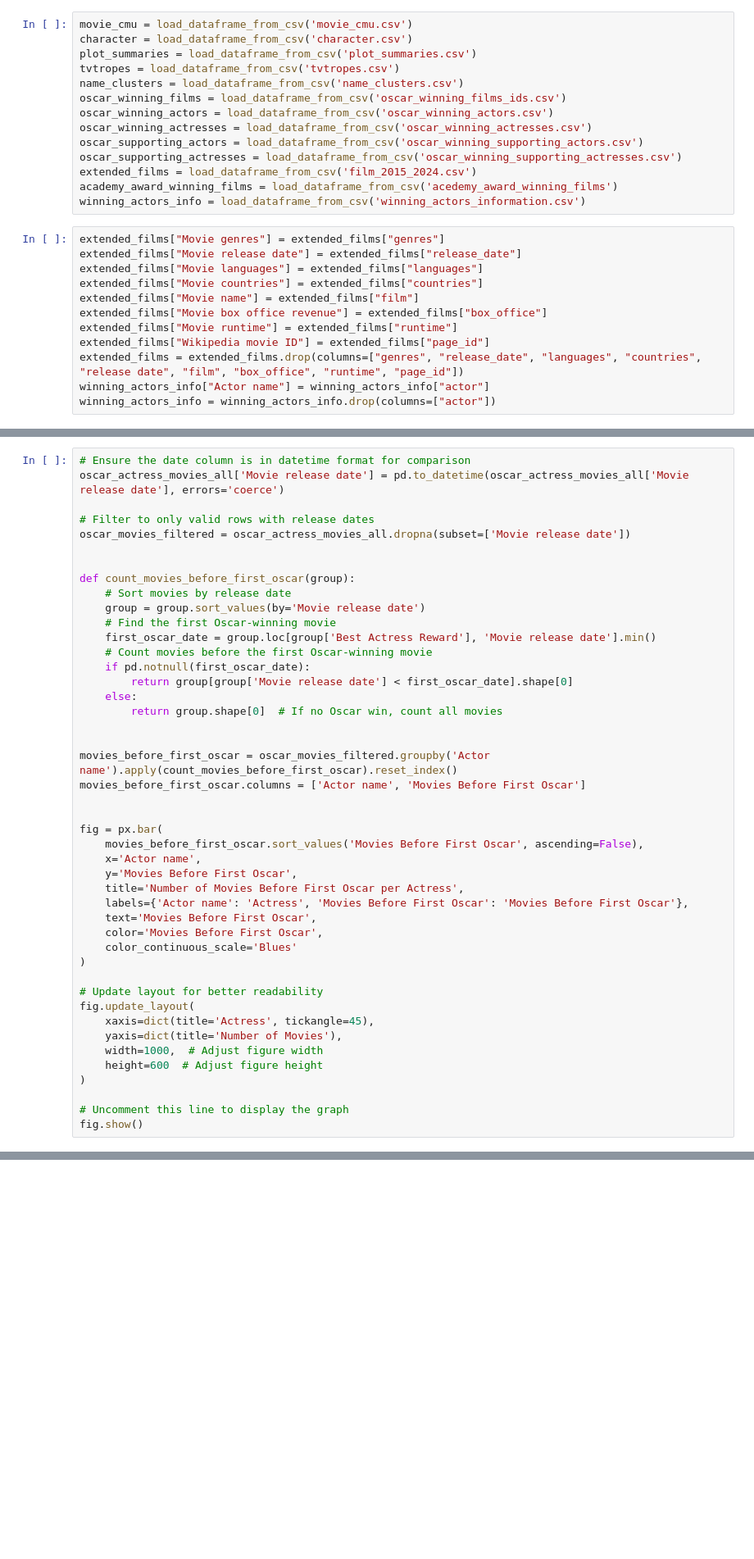
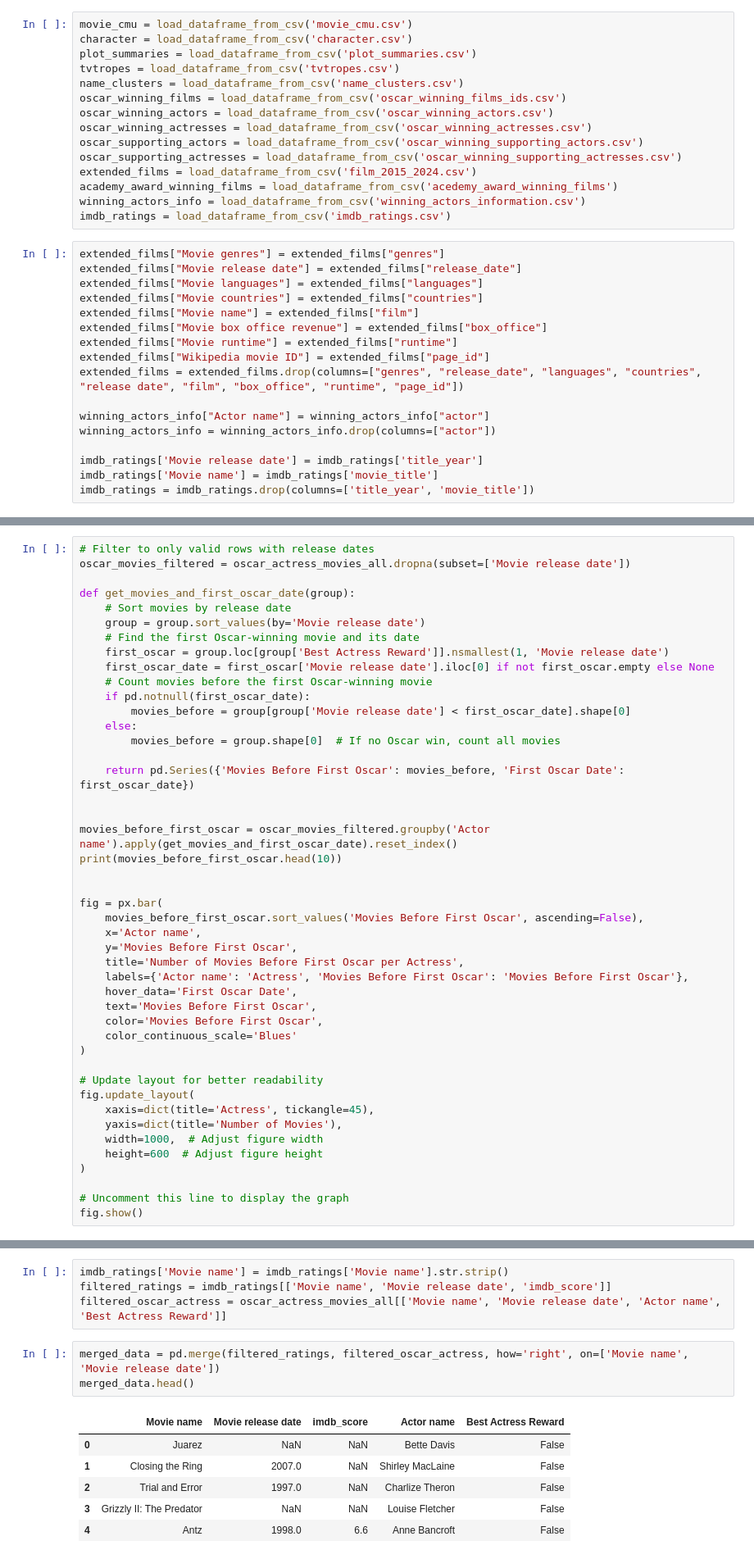
Before and after one commit to epfl-ada/ada-2024-project-5ds, a Jupyter notebook: actress.ipynb, the cells around one changed output, grey strips where cells are left out. Shown at 82% size. Cells and saved outputs as stored; diff of their text form; blank space fills up the shorter version.

Commit message:
imdb scores figure

```diff
--- a/actress.ipynb
+++ b/actress.ipynb
@@ -29,6 +31,7 @@ oscar_supporting_actresses = load_dataframe_from_csv('oscar_winning_supporting_a
 extended_films = load_dataframe_from_csv('film_2015_2024.csv')
 academy_award_winning_films = load_dataframe_from_csv('acedemy_award_winning_films')
 winning_actors_info = load_dataframe_from_csv('winning_actors_information.csv')
+imdb_ratings = load_dataframe_from_csv('imdb_ratings.csv')
 # %%
 extended_films["Movie genres"] = extended_films["genres"]
 extended_films["Movie release date"] = extended_films["release_date"]
@@ -39,8 +42,13 @@ extended_films["Movie box office revenue"] = extended_films["box_office"]
 extended_films["Movie runtime"] = extended_films["runtime"]
 extended_films["Wikipedia movie ID"] = extended_films["page_id"]
 extended_films = extended_films.drop(columns=["genres", "release_date", "languages", "countries", "release date", "film", "box_office", "runtime", "page_id"])
+
 winning_actors_info["Actor name"] = winning_actors_info["actor"]
 winning_actors_info = winning_actors_info.drop(columns=["actor"])
+
+imdb_ratings['Movie release date'] = imdb_ratings['title_year']
+imdb_ratings['Movie name'] = imdb_ratings['movie_title']
+imdb_ratings = imdb_ratings.drop(columns=['title_year', 'movie_title'])
 # %%
 oscar_actress_movies_cmu  = pd.merge(oscar_winning_actresses, movie_cmu, left_on='film_id', right_on='Wikipedia movie ID')
 oscar_actress_movies_cmu.drop(columns=['film_id'], inplace=True)
@@ -414,27 +422,26 @@ fig.update_layout(
 
 fig.show()
 # %%
-# Ensure the date column is in datetime format for comparison
-oscar_actress_movies_all['Movie release date'] = pd.to_datetime(oscar_actress_movies_all['Movie release date'], errors='coerce')
-
 # Filter to only valid rows with release dates
 oscar_movies_filtered = oscar_actress_movies_all.dropna(subset=['Movie release date'])
 
-
-def count_movies_before_first_oscar(group):
+def get_movies_and_first_oscar_date(group):
     # Sort movies by release date
     group = group.sort_values(by='Movie release date')
-    # Find the first Oscar-winning movie
-    first_oscar_date = group.loc[group['Best Actress Reward'], 'Movie release date'].min()
+    # Find the first Oscar-winning movie and its date
+    first_oscar = group.loc[group['Best Actress Reward']].nsmallest(1, 'Movie release date')
+    first_oscar_date = first_oscar['Movie release date'].iloc[0] if not first_oscar.empty else None
     # Count movies before the first Oscar-winning movie
     if pd.notnull(first_oscar_date):
-        return group[group['Movie release date'] < first_oscar_date].shape[0]
+        movies_before = group[group['Movie release date'] < first_oscar_date].shape[0]
     else:
-        return group.shape[0]  # If no Oscar win, count all movies
+        movies_before = group.shape[0]  # If no Oscar win, count all movies
+
+    return pd.Series({'Movies Before First Oscar': movies_before, 'First Oscar Date': first_oscar_date})
 
 
-movies_before_first_oscar = oscar_movies_filtered.groupby('Actor name').apply(count_movies_before_first_oscar).reset_index()
-movies_before_first_oscar.columns = ['Actor name', 'Movies Before First Oscar']
+movies_before_first_oscar = oscar_movies_filtered.groupby('Actor name').apply(get_movies_and_first_oscar_date).reset_index()
+print(movies_before_first_oscar.head(10))
 
 
 fig = px.bar(
@@ -443,6 +450,7 @@ fig = px.bar(
     y='Movies Before First Oscar',
     title='Number of Movies Before First Oscar per Actress',
     labels={'Actor name': 'Actress', 'Movies Before First Oscar': 'Movies Before First Oscar'},
+    hover_data='First Oscar Date',
     text='Movies Before First Oscar',
     color='Movies Before First Oscar',
     color_continuous_scale='Blues'
@@ -462,0 +528,14 @@ DataFrameGroupBy.apply operated on the grouping columns. This behavior is deprec
+# %%
+imdb_ratings['Movie name'] = imdb_ratings['Movie name'].str.strip()
+filtered_ratings = imdb_ratings[['Movie name', 'Movie release date', 'imdb_score']]
+filtered_oscar_actress = oscar_actress_movies_all[['Movie name', 'Movie release date', 'Actor name', 'Best Actress Reward']]
+# %%
+merged_data = pd.merge(filtered_ratings, filtered_oscar_actress, how='right', on=['Movie name', 'Movie release date'])
+merged_data.head()
+# %% [output]
+|  | Movie name | Movie release date | imdb_score | Actor name | Best Actress Reward |
+| 0 | Juarez | NaN | NaN | Bette Davis | False |
+| 1 | Closing the Ring | 2007.0 | NaN | Shirley MacLaine | False |
+| 2 | Trial and Error | 1997.0 | NaN | Charlize Theron | False |
+| 3 | Grizzly II: The Predator | NaN | NaN | Louise Fletcher | False |
+| 4 | Antz | 1998.0 | 6.6 | Anne Bancroft | False |
```
Also changed, not shown: parts of 5 cells of this notebook, 1 other file.
